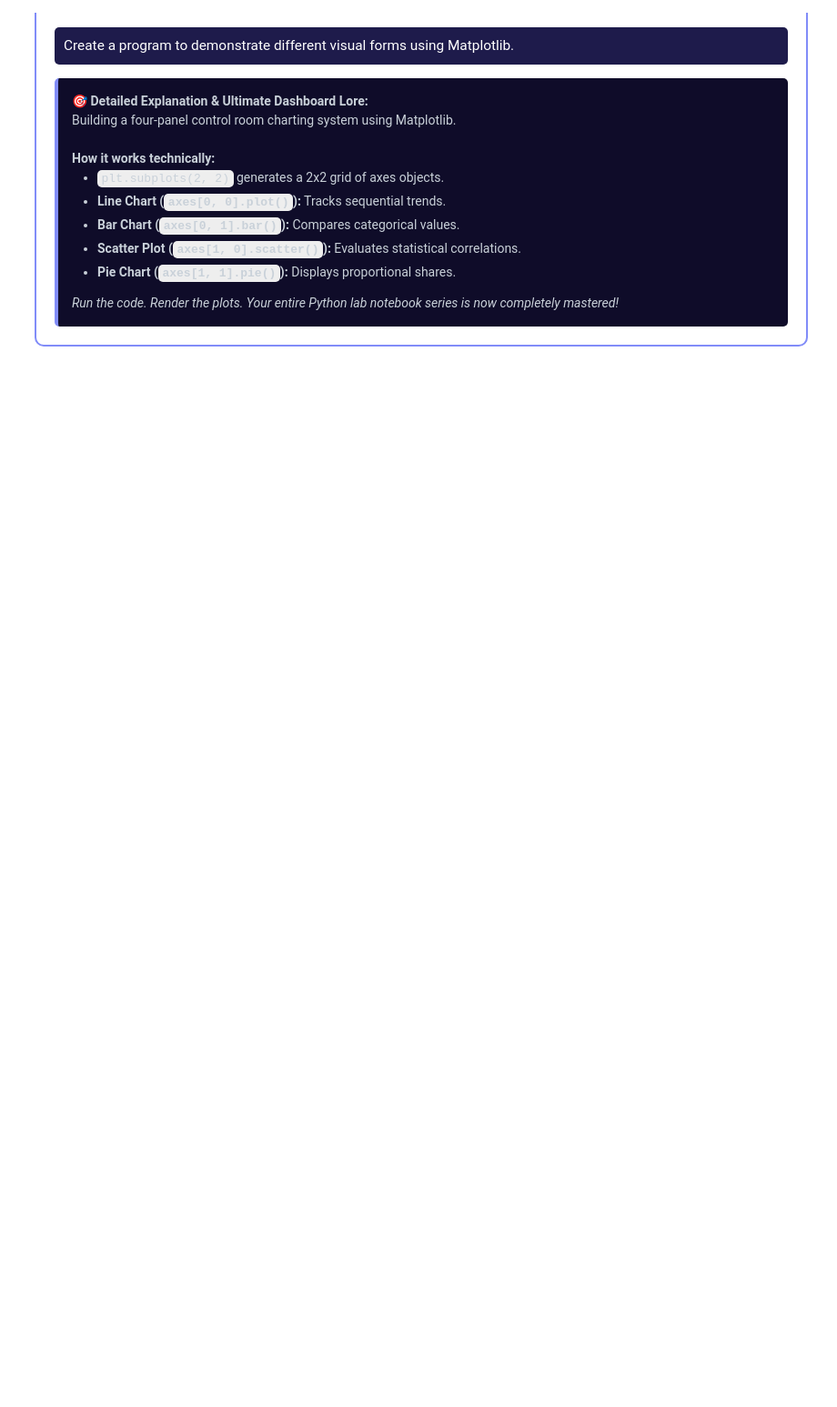
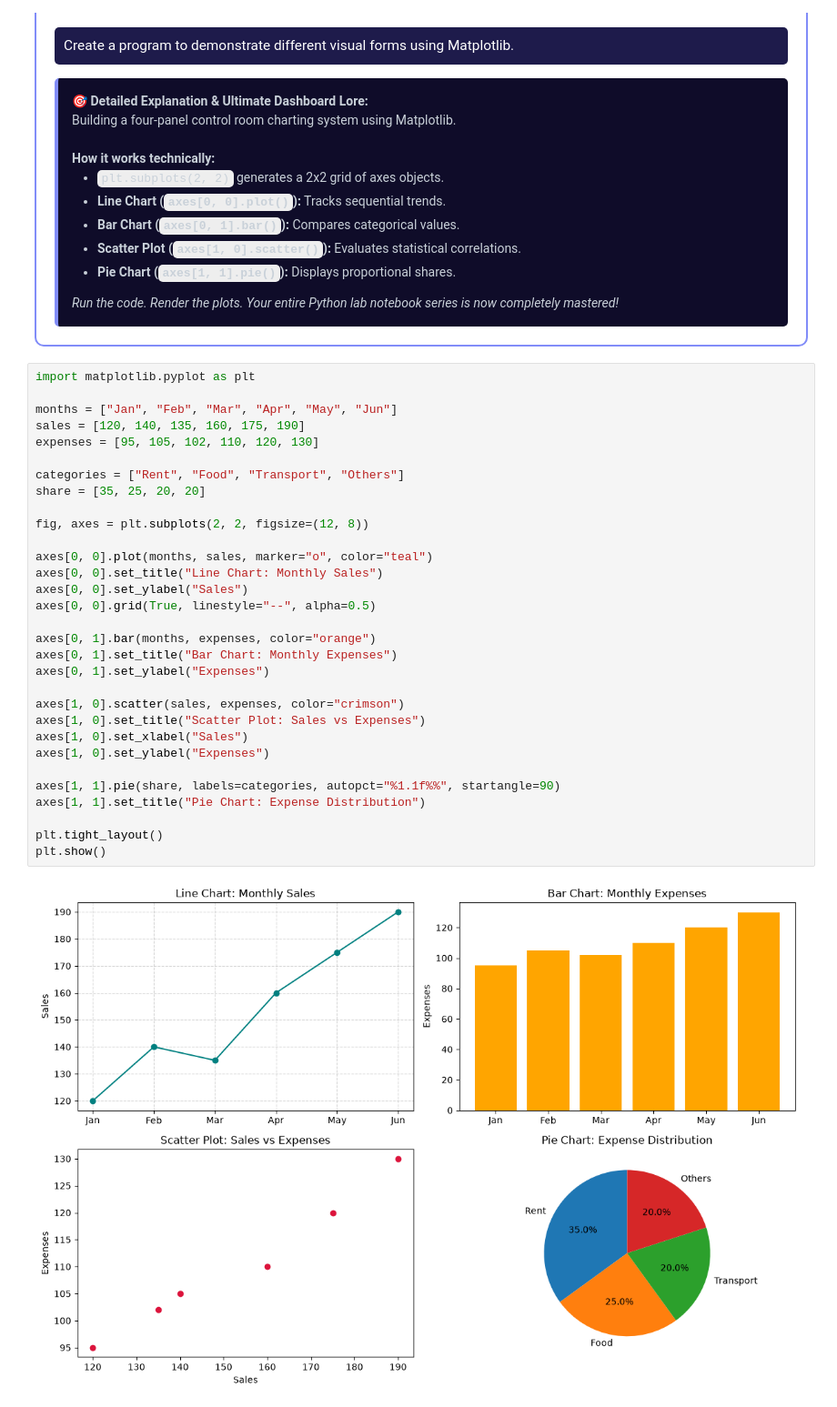
Before and after one commit to anmol18jain/Upes-pg-anmol, a Jupyter notebook: Assignments /python assignment 1.ipynb, the cells around one changed output. Shown at 91% size. Cells and saved outputs as stored; diff of their text form; blank space fills up the shorter version.

```diff
--- a/Assignments /python assignment 1.ipynb
+++ b/Assignments /python assignment 1.ipynb
@@ -1290,3 +2384,36 @@ print("After swap:", a, b)
         <i>Run the code. Render the plots. Your entire Python lab notebook series is now completely mastered!</i>
     </div>
 </div>
+# %%
+import matplotlib.pyplot as plt
+
+months = ["Jan", "Feb", "Mar", "Apr", "May", "Jun"]
+sales = [120, 140, 135, 160, 175, 190]
+expenses = [95, 105, 102, 110, 120, 130]
+
+categories = ["Rent", "Food", "Transport", "Others"]
+share = [35, 25, 20, 20]
+
+fig, axes = plt.subplots(2, 2, figsize=(12, 8))
+
+axes[0, 0].plot(months, sales, marker="o", color="teal")
+axes[0, 0].set_title("Line Chart: Monthly Sales")
+axes[0, 0].set_ylabel("Sales")
+axes[0, 0].grid(True, linestyle="--", alpha=0.5)
+
+axes[0, 1].bar(months, expenses, color="orange")
+axes[0, 1].set_title("Bar Chart: Monthly Expenses")
+axes[0, 1].set_ylabel("Expenses")
+
+axes[1, 0].scatter(sales, expenses, color="crimson")
+axes[1, 0].set_title("Scatter Plot: Sales vs Expenses")
+axes[1, 0].set_xlabel("Sales")
+axes[1, 0].set_ylabel("Expenses")
+
+axes[1, 1].pie(share, labels=categories, autopct="%1.1f%%", startangle=90)
+axes[1, 1].set_title("Pie Chart: Expense Distribution")
+
+plt.tight_layout()
+plt.show()
+# %% [output]
+[figure, added]
```
Also changed, not shown: parts of 61 cells of this notebook, 7 other files.
